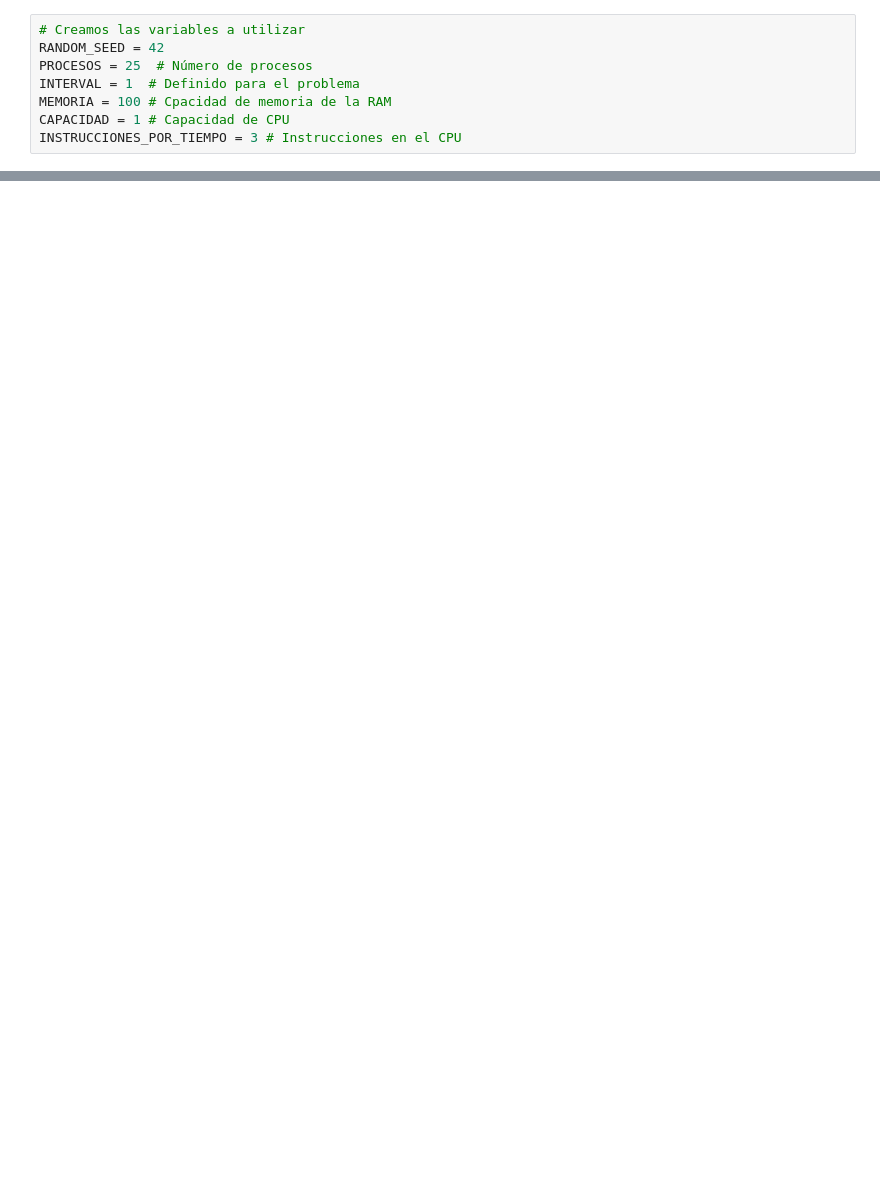
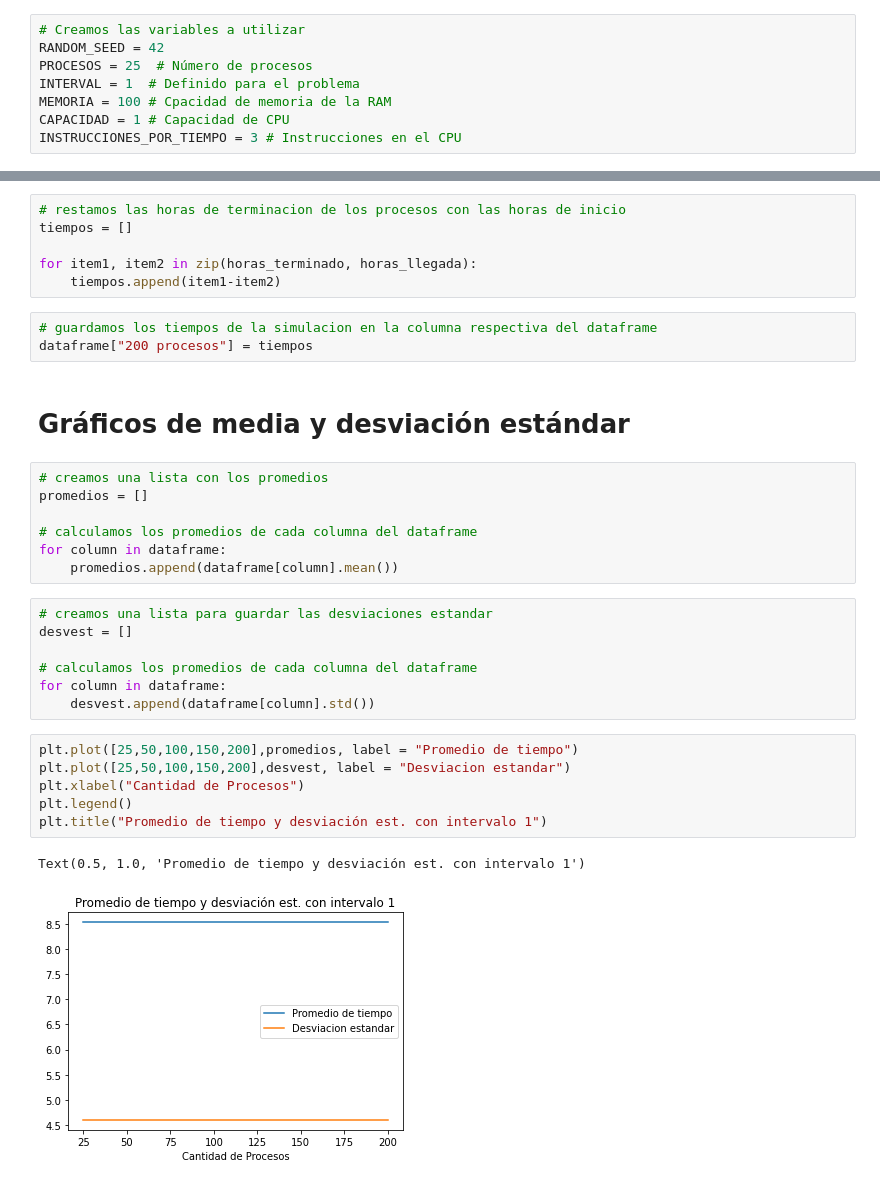
Before and after one commit to sharlisbg/HDT5, a Jupyter notebook: HDT5.ipynb, the cells around one changed output, grey strips where cells are left out. Saved outputs shown, nothing was run; the diff lists cells and outputs as text; blank space fills up the shorter version.

Commit message:
HDT5 terminada
Agregamos los gráficos correspondientes a las simulaciones

```diff
--- a/HDT5.ipynb
+++ b/HDT5.ipynb
@@ -183,0 +2187,34 @@ dataframe["25 procesos"].std()
+# %%
+# restamos las horas de terminacion de los procesos con las horas de inicio
+tiempos = []
+
+for item1, item2 in zip(horas_terminado, horas_llegada):
+    tiempos.append(item1-item2)
+# %%
+# guardamos los tiempos de la simulacion en la columna respectiva del dataframe
+dataframe["200 procesos"] = tiempos
+# %% [markdown]
+# Gráficos de media y desviación estándar
+# %%
+# creamos una lista con los promedios
+promedios = []
+
+# calculamos los promedios de cada columna del dataframe
+for column in dataframe:
+    promedios.append(dataframe[column].mean())
+# %%
+# creamos una lista para guardar las desviaciones estandar
+desvest = []
+
+# calculamos los promedios de cada columna del dataframe
+for column in dataframe:
+    desvest.append(dataframe[column].std())
+# %%
+plt.plot([25,50,100,150,200],promedios, label = "Promedio de tiempo")
+plt.plot([25,50,100,150,200],desvest, label = "Desviacion estandar")
+plt.xlabel("Cantidad de Procesos")
+plt.legend()
+plt.title("Promedio de tiempo y desviación est. con intervalo 1")
+# %% [output]
+Text(0.5, 1.0, 'Promedio de tiempo y desviación est. con intervalo 1')
+[figure, added]
```
Also changed, not shown: parts of 167 cells of this notebook.
